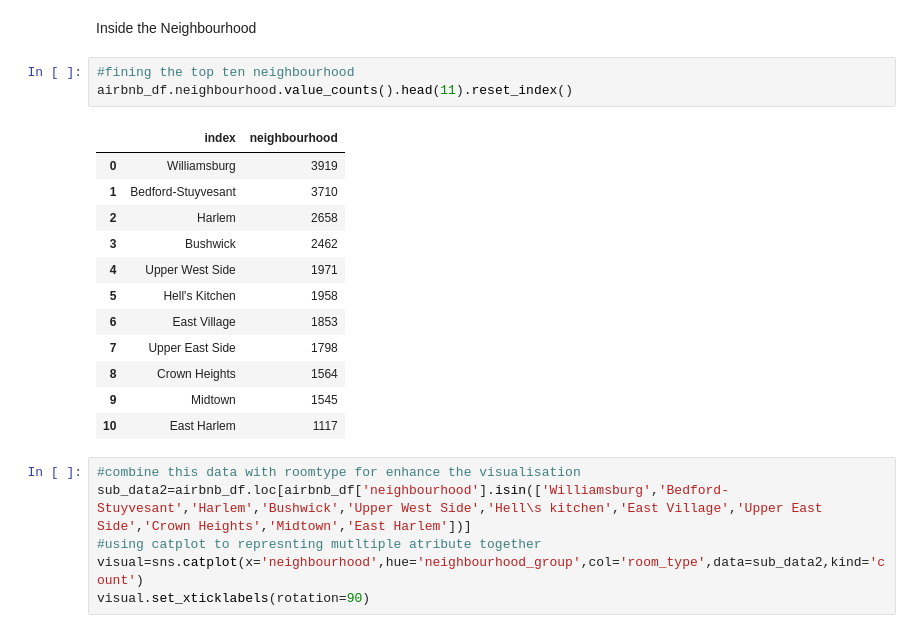
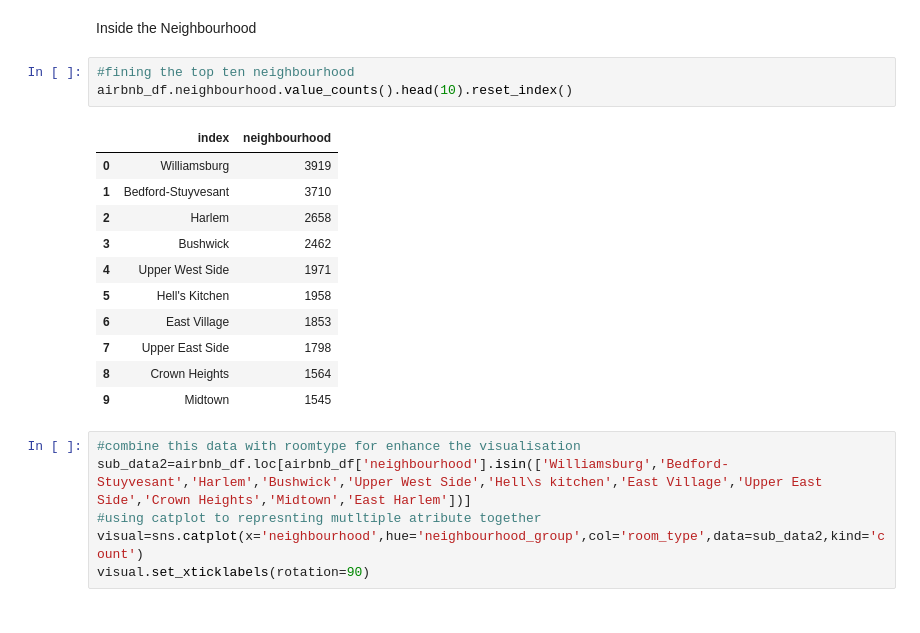
Before and after one commit to tushar2718/Airbnb-EDA-capstone-project, a Jupyter notebook: Airbnb_EDA_Bookings_Analysis_Capstone_Project_.ipynb, the cells around one changed output. Drawn from its saved outputs; the diff is of its cells as text.

```diff
--- a/Airbnb_EDA_Bookings_Analysis_Capstone_Project_.ipynb
+++ b/Airbnb_EDA_Bookings_Analysis_Capstone_Project_.ipynb
@@ -701,20 +701,19 @@ plt.xticks(rotation ='horizontal')
 Inside the Neighbourhood
 # %%
 #fining the top ten neighbourhood
-airbnb_df.neighbourhood.value_counts().head(11).reset_index()
+airbnb_df.neighbourhood.value_counts().head(10).reset_index()
 # %% [output]
 |  | index | neighbourhood |
 | 0 | Williamsburg | 3919 |
 | 1 | Bedford-Stuyvesant | 3710 |
 | 2 | Harlem | 2658 |
 | 3 | Bushwick | 2462 |
 | 4 | Upper West Side | 1971 |
 | 5 | Hell's Kitchen | 1958 |
 | 6 | East Village | 1853 |
 | 7 | Upper East Side | 1798 |
 | 8 | Crown Heights | 1564 |
 | 9 | Midtown | 1545 |
-| 10 | East Harlem | 1117 |
 # %%
 #combine this data with roomtype for enhance the visualisation
 sub_data2=airbnb_df.loc[airbnb_df['neighbourhood'].isin(['Williamsburg','Bedford-Stuyvesant','Harlem','Bushwick','Upper West Side','Hell\s kitchen','East Village','Upper East Side','Crown Heights','Midtown','East Harlem'])]
```
Also changed, not shown: parts of 2 cells of this notebook.
